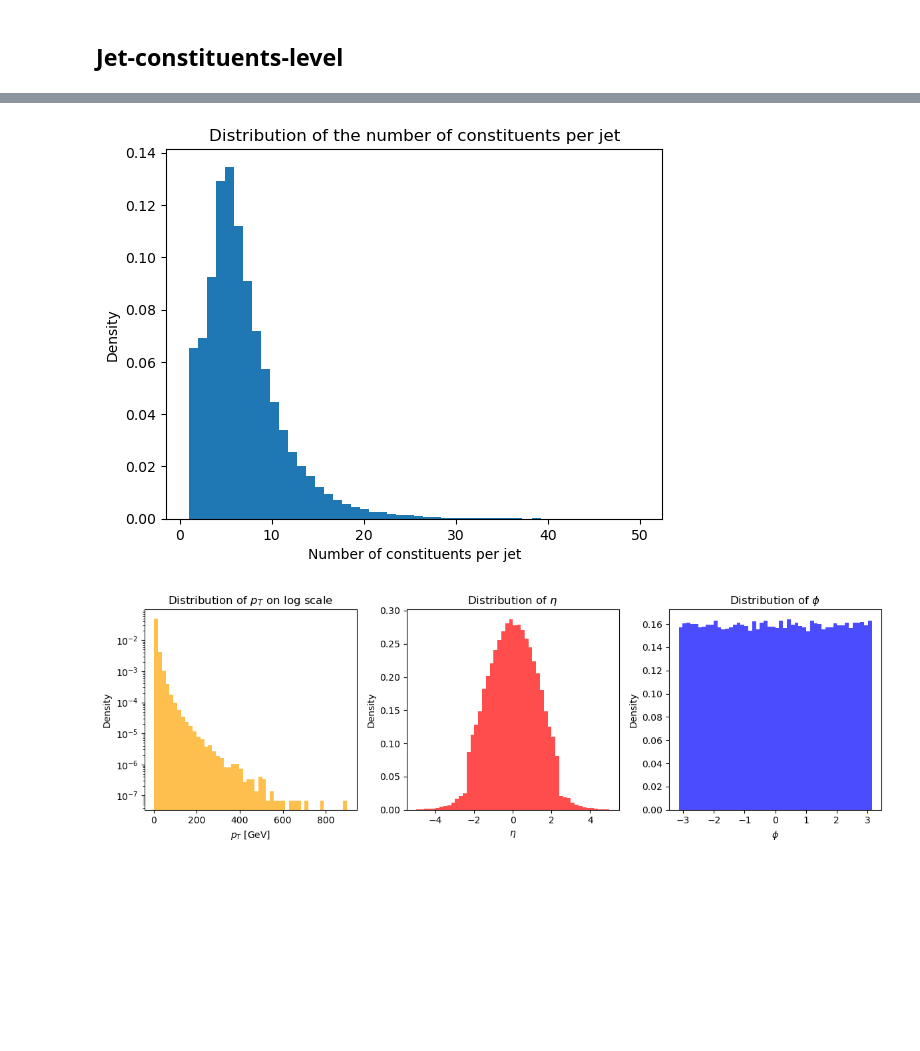
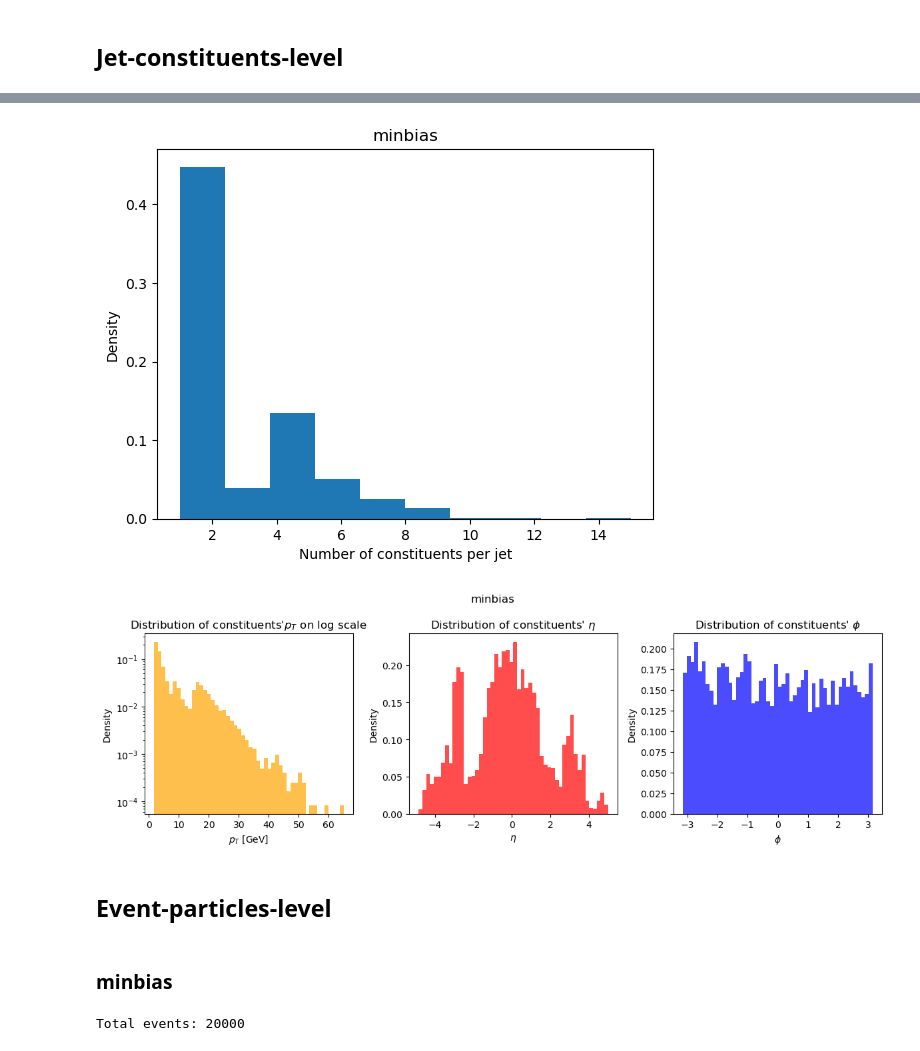
Before and after one commit to Francesco-Proietti/Tokenization-techniques-for-L1-Trigger-data-V3, a Jupyter notebook: notebooks/EDA.ipynb, the cells around one changed output, grey strips where cells are left out. Saved outputs shown, nothing was run; the diff lists cells and outputs as text; code cells hidden in the pictures; blank space fills up the shorter version.

```diff
--- a/notebooks/EDA.ipynb
+++ b/notebooks/EDA.ipynb
@@ -54,7 +50,7 @@ We are interested in L1-trigger data, in particular on the kinematic features $p
 # %%
 # Initialize train dataset
 dataset = JetConstL1TriggerDataset(
-    parquet_dirs="/run/media/francesco/STORAGE/data_cern/Val",
+    parquet_dirs="/run/media/francesco/STORAGE/data_cern_2/Val/minbias",
     max_particles=128,
     features=["L1T_PUPPIPart_PT",
             "L1T_PUPPIPart_Eta",
@@ -98,30 +94,35 @@ Total jets: 123497
 # %%
-plt.hist(num_const, bins=50, density=True)
+plt.hist(num_const, density=True)
 plt.xlabel("Number of constituents per jet")
 plt.ylabel("Density")
-plt.title("Distribution of the number of constituents per jet")
+plt.title("minbias")
 plt.show()
 # %% [output]
-[figure, old version]
+[figure, new version]
 # %%
 fig, ax = plt.subplots(1, 3, figsize=(12, 4))
 
 ax[0].hist(pt, bins=50, density=True, log=True, color = "orange", histtype='stepfilled', alpha=0.7)
 ax[0].set_xlabel(r"$p_T$ [GeV]")
 ax[0].set_ylabel("Density")
-ax[0].set_title(r"Distribution of $p_T$ on log scale")
+ax[0].set_title(r"Distribution of constituents'$p_T$ on log scale")
 
 ax[1].hist(eta, bins=50, density=True, color = "red", histtype='stepfilled', alpha=0.7)
 ax[1].set_xlabel(r"$\eta$")
 ax[1].set_ylabel("Density")
-ax[1].set_title(r"Distribution of $\eta$")
+ax[1].set_title(r"Distribution of constituents' $\eta$")
 
 ax[2].hist(phi, bins=50, density=True, color = "blue", histtype='stepfilled', alpha=0.7)
 ax[2].set_xlabel(r"$\phi$")
 ax[2].set_ylabel("Density")
-ax[2].set_title(r"Distribution of $\phi$")
+ax[2].set_title(r"Distribution of constituents' $\phi$")
 
+plt.suptitle("minbias")
 plt.tight_layout()
 plt.show()
 # %% [output]
-[figure, old version]
+[figure, new version]
+# %% [markdown]
+## Event-particles-level
+# %% [markdown]
+### minbias
@@ -127,0 +165,4 @@ plt.show()
+# %%
+print(f"Total events: {tot_events}")
+# %% [output]
+Total events: 20000
```
Also changed, not shown: parts of 40 cells of this notebook.
